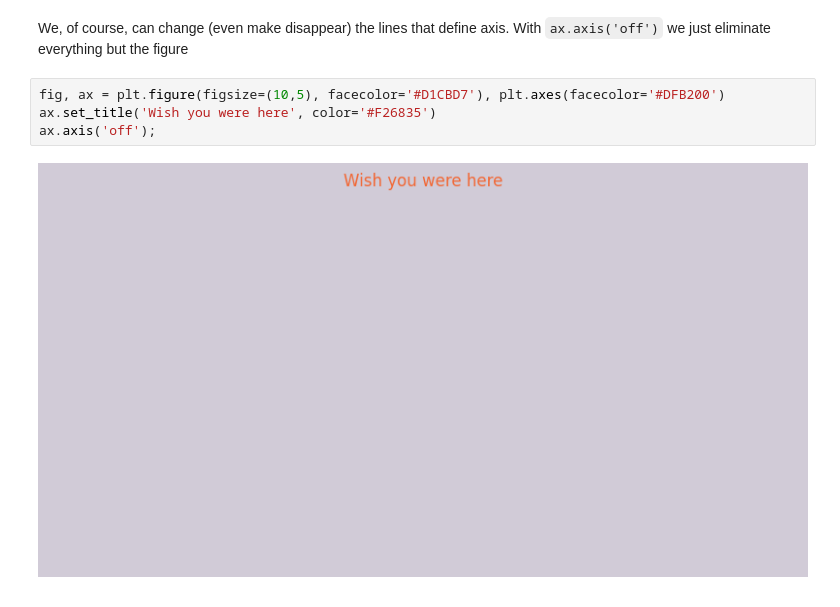
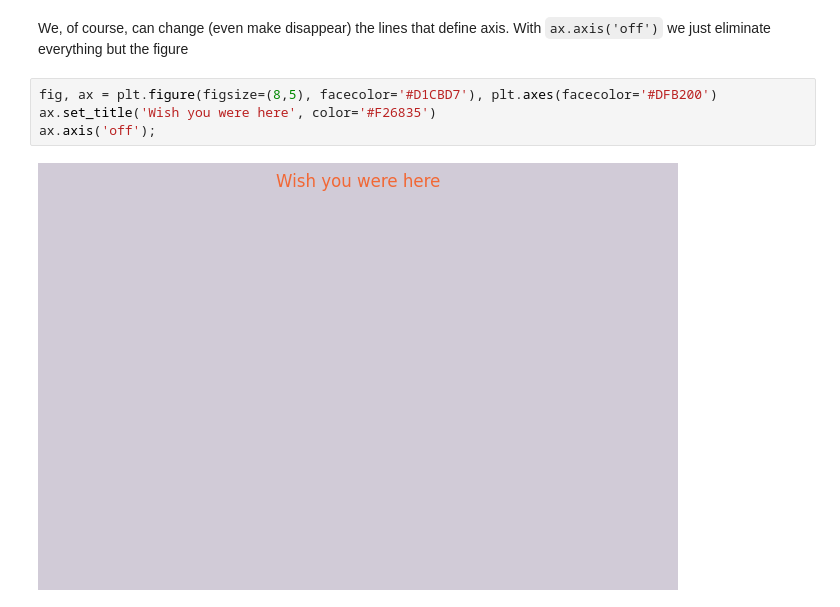
Before and after one commit to alvarohernandezalt/matplotlib_thePathof, a Jupyter notebook: 01_OOP_InterfacesDesign/AB_Appearance_TicksGridsAxes.ipynb, the cells around one changed output. Saved outputs shown, nothing was run; the diff lists cells and outputs as text.

```diff
--- a/01_OOP_InterfacesDesign/AB_Appearance_TicksGridsAxes.ipynb
+++ b/01_OOP_InterfacesDesign/AB_Appearance_TicksGridsAxes.ipynb
@@ -77,8 +77,8 @@ In this case you can see that the figure container adapts itself to the data. Ev
 We, of course, can change (even make disappear) the lines that define axis.
 With `ax.axis('off')` we just eliminate everything but the figure
 # %%
-fig, ax = plt.figure(figsize=(10,5), facecolor='#D1CBD7'), plt.axes(facecolor='#DFB200')
+fig, ax = plt.figure(figsize=(8,5), facecolor='#D1CBD7'), plt.axes(facecolor='#DFB200')
 ax.set_title('Wish you were here', color='#F26835')
 ax.axis('off');
 # %% [output]
-[figure, old version]
+[figure, new version]
```
Also changed, not shown: parts of 4 cells of this notebook.
